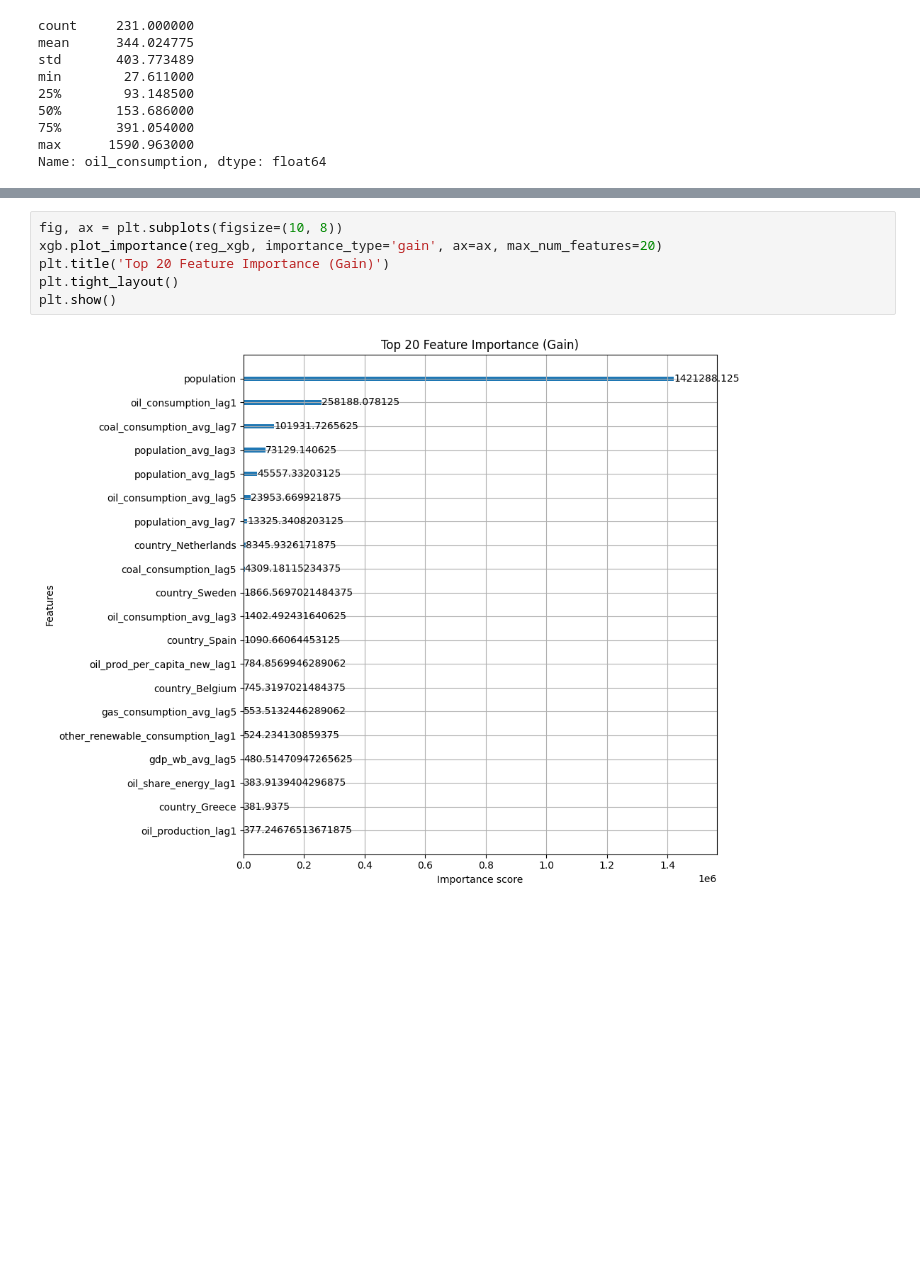
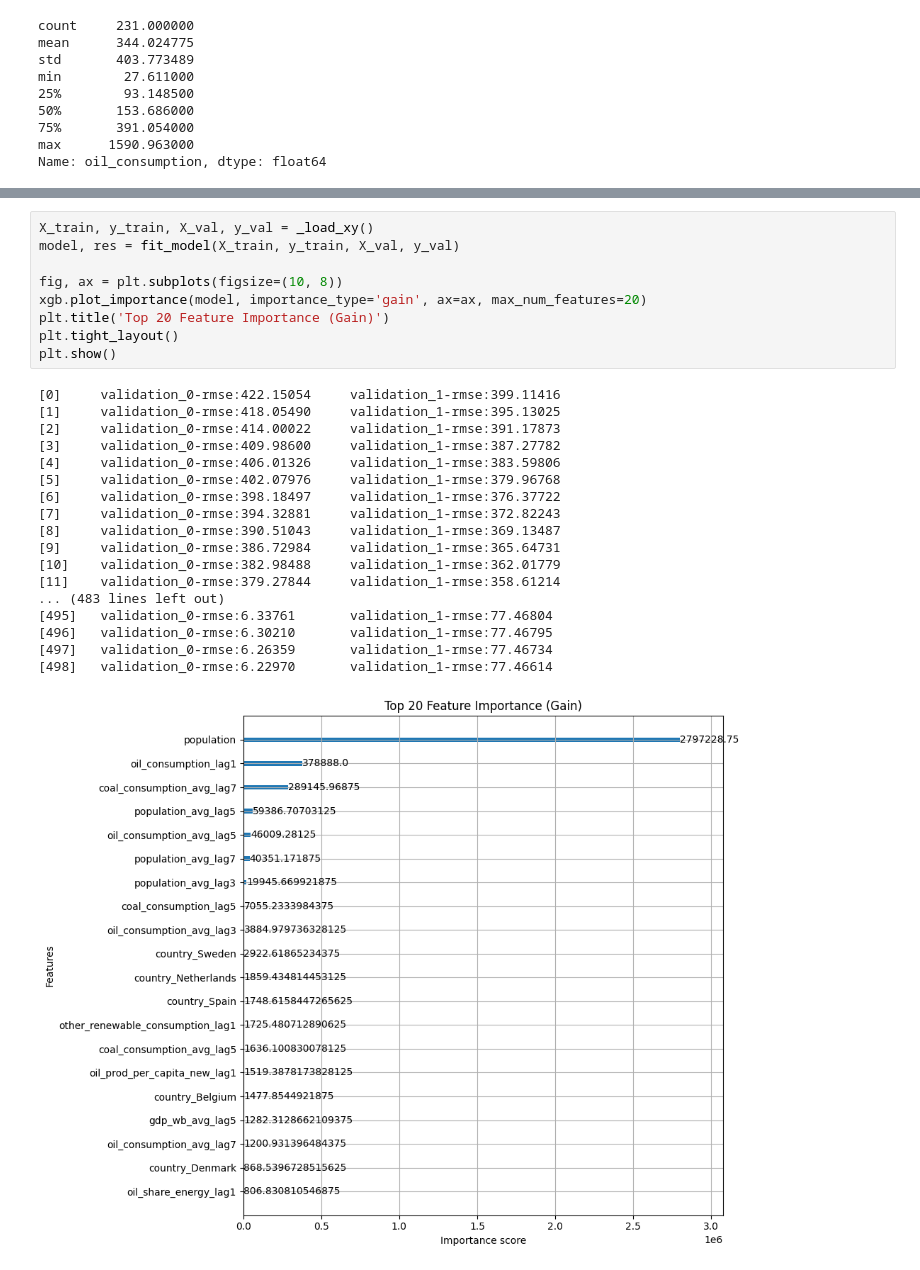
Before and after one commit to MertKir-R/energy_consumption_prediction, a Jupyter notebook: notebooks/world_energy_consumption.ipynb, the cells around one changed output, grey strips where cells are left out. Saved outputs shown, nothing was run; the diff lists cells and outputs as text; blank space fills up the shorter version.

Commit message:
model is finalized, additional scripts added for hyperparameter tuning, training and testing

```diff
--- a/notebooks/world_energy_consumption.ipynb
+++ b/notebooks/world_energy_consumption.ipynb
@@ -1281,8 +1309,28 @@ Name: oil_consumption, dtype: float64
 # %%
+X_train, y_train, X_val, y_val = _load_xy()
+model, res = fit_model(X_train, y_train, X_val, y_val)
+
 fig, ax = plt.subplots(figsize=(10, 8))
-xgb.plot_importance(reg_xgb, importance_type='gain', ax=ax, max_num_features=20)
+xgb.plot_importance(model, importance_type='gain', ax=ax, max_num_features=20)
 plt.title('Top 20 Feature Importance (Gain)')
 plt.tight_layout()
 plt.show()
 # %% [output]
+[0]     validation_0-rmse:422.15054     validation_1-rmse:399.11416
+[1]     validation_0-rmse:418.05490     validation_1-rmse:395.13025
+[2]     validation_0-rmse:414.00022     validation_1-rmse:391.17873
+[3]     validation_0-rmse:409.98600     validation_1-rmse:387.27782
+[4]     validation_0-rmse:406.01326     validation_1-rmse:383.59806
+[5]     validation_0-rmse:402.07976     validation_1-rmse:379.96768
+[6]     validation_0-rmse:398.18497     validation_1-rmse:376.37722
+[7]     validation_0-rmse:394.32881     validation_1-rmse:372.82243
+[8]     validation_0-rmse:390.51043     validation_1-rmse:369.13487
+[9]     validation_0-rmse:386.72984     validation_1-rmse:365.64731
+[10]    validation_0-rmse:382.98488     validation_1-rmse:362.01779
+[11]    validation_0-rmse:379.27844     validation_1-rmse:358.61214
+... (483 lines left out)
+[495]   validation_0-rmse:6.33761       validation_1-rmse:77.46804
+[496]   validation_0-rmse:6.30210       validation_1-rmse:77.46795
+[497]   validation_0-rmse:6.26359       validation_1-rmse:77.46734
+[498]   validation_0-rmse:6.22970       validation_1-rmse:77.46614
-[figure, old version]
+[figure, new version]
```
Also changed, not shown: parts of 20 cells of this notebook, 4 other files.
